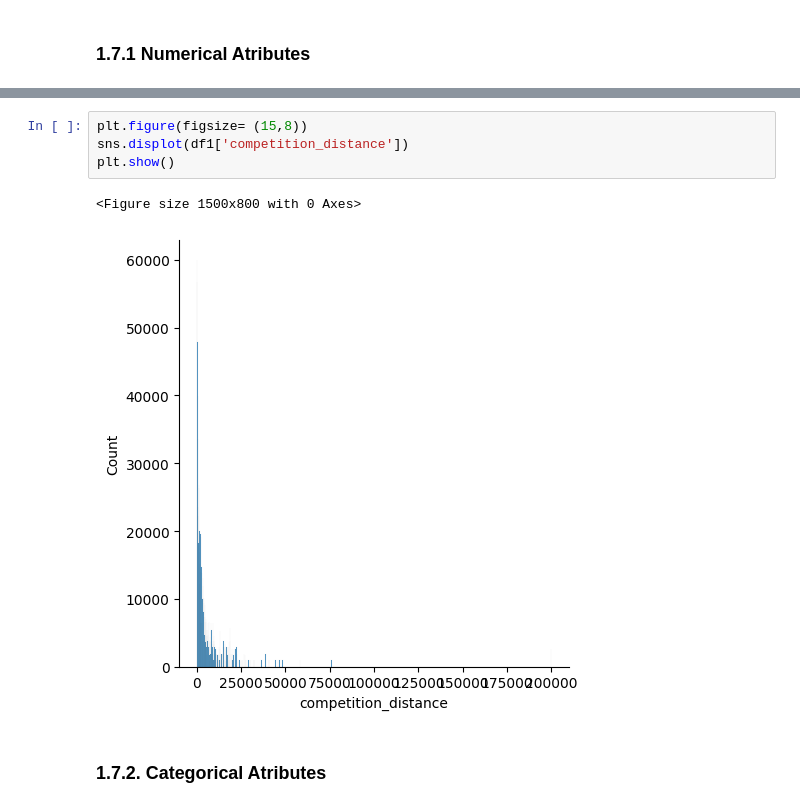
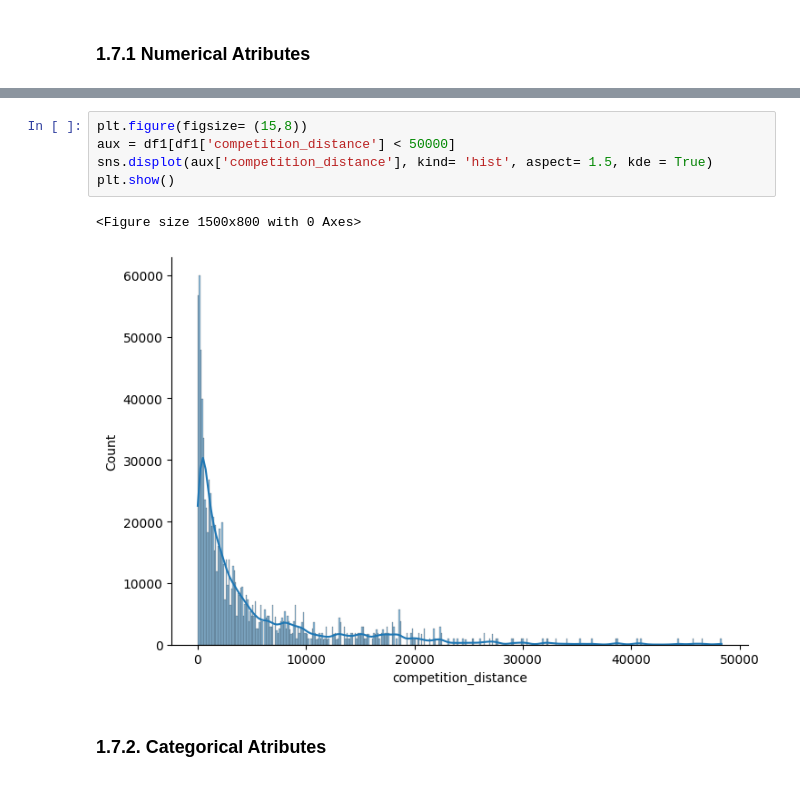
Before and after one commit to OliveiraMatheuss/Rossmann-Sales, a Jupyter notebook: store_sales_prediction.ipynb, the cells around one changed output, grey strips where cells are left out. Cells and saved outputs as stored; diff of their text form.

```diff
--- a/store_sales_prediction.ipynb
+++ b/store_sales_prediction.ipynb
@@ -190,11 +191,12 @@ num_attributes.agg(["mean","median","std","min","max","skew","kurtosis"]).T
 | is_promo | 0.161100 | 0.0 | 0.367623 | 0.0 | 1.0 | 1.843742 | 1.399388 |
 # %%
 plt.figure(figsize= (15,8))
-sns.displot(df1['competition_distance'])
+aux = df1[df1['competition_distance'] < 50000]
+sns.displot(aux['competition_distance'], kind= 'hist', aspect= 1.5, kde = True)
 plt.show()
 # %% [output]
 <Figure size 1500x800 with 0 Axes>
-[figure, old version]
+[figure, new version]
 # %% [markdown]
 ### 1.7.2. Categorical Atributes
 # %%
```
Also changed, not shown: parts of 27 cells of this notebook.
